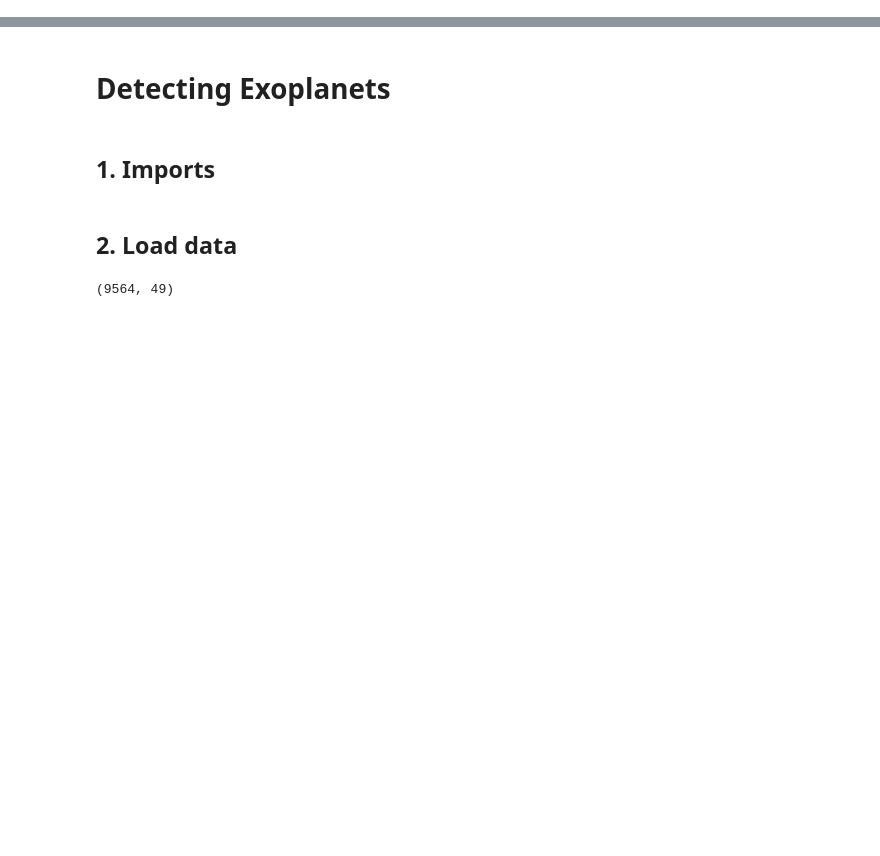
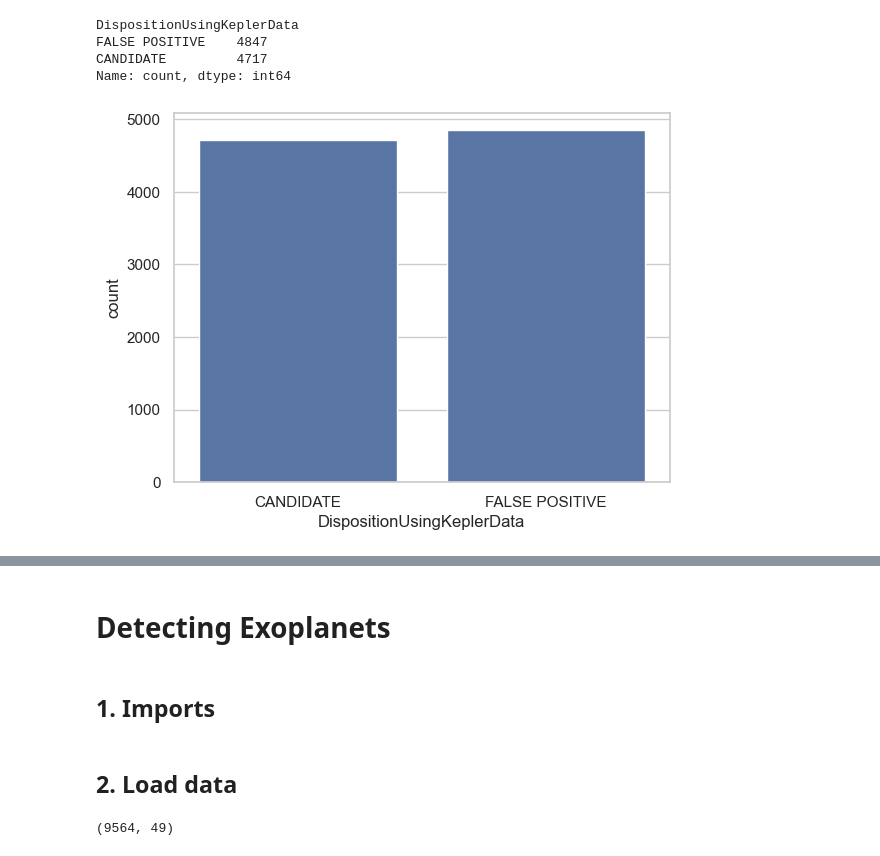
Before and after one commit to Piotr-Gala/MAL1-LAB, a Jupyter notebook: Assignments/Assignment4/4. Detecting Exoplanets.ipynb, the cells around one changed output, grey strips where cells are left out. Drawn from its saved outputs; the diff is of its cells as text; code cells hidden in the pictures; blank space fills up the shorter version.

```diff
--- a/Assignment 4/4. Detecting Exoplanets.ipynb
+++ b/Assignments/Assignment4/4. Detecting Exoplanets.ipynb
@@ -0,0 +207,10 @@
+# %%
+import seaborn as sns
+sns.countplot(x = exoplanet_df['DispositionUsingKeplerData'])
+print(exoplanet_df['DispositionUsingKeplerData'].value_counts())
+# %% [output]
+DispositionUsingKeplerData
+FALSE POSITIVE    4847
+CANDIDATE         4717
+Name: count, dtype: int64
+[figure, added]
```
Also changed, not shown: parts of 32 cells of this notebook, 28 other files.
